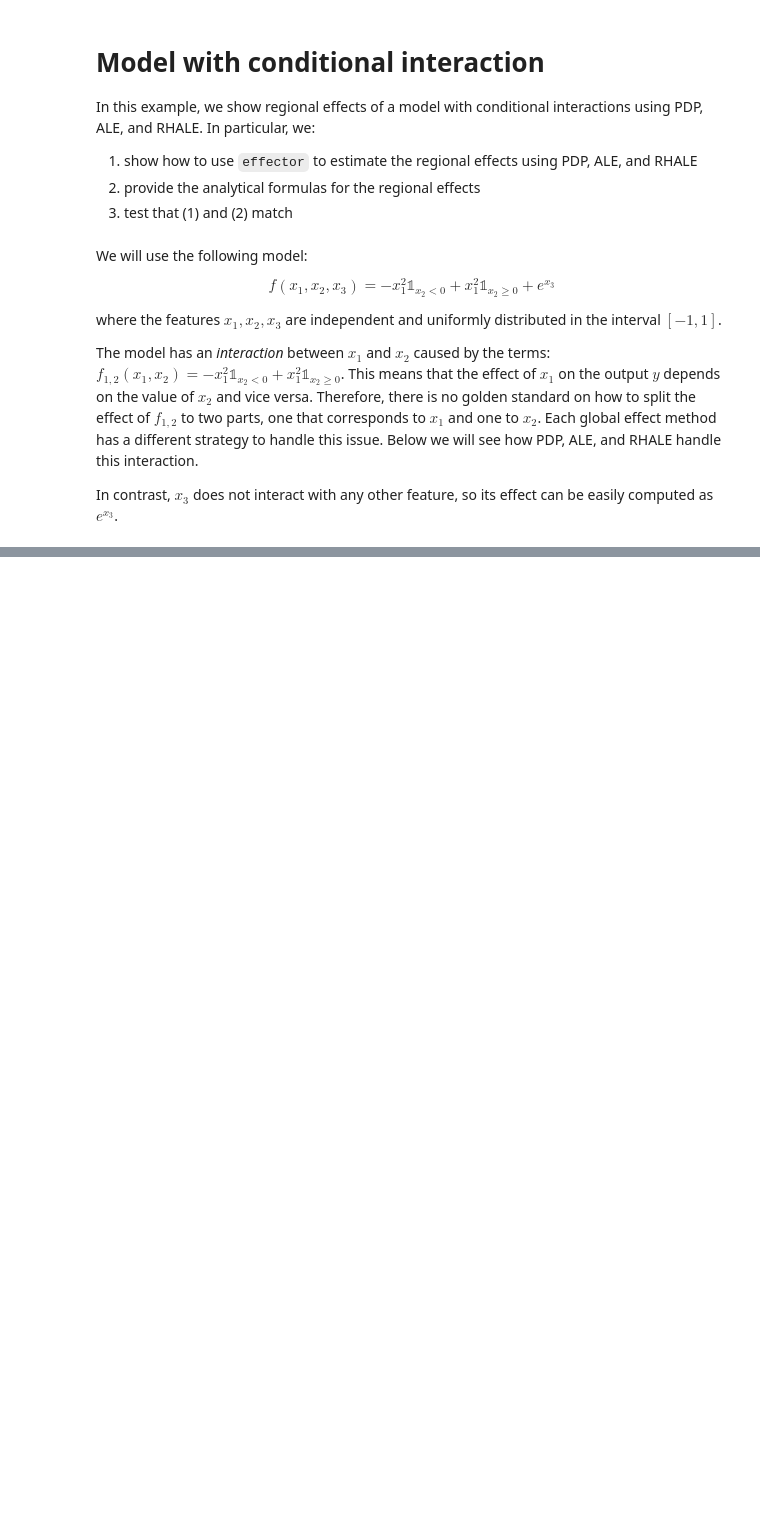
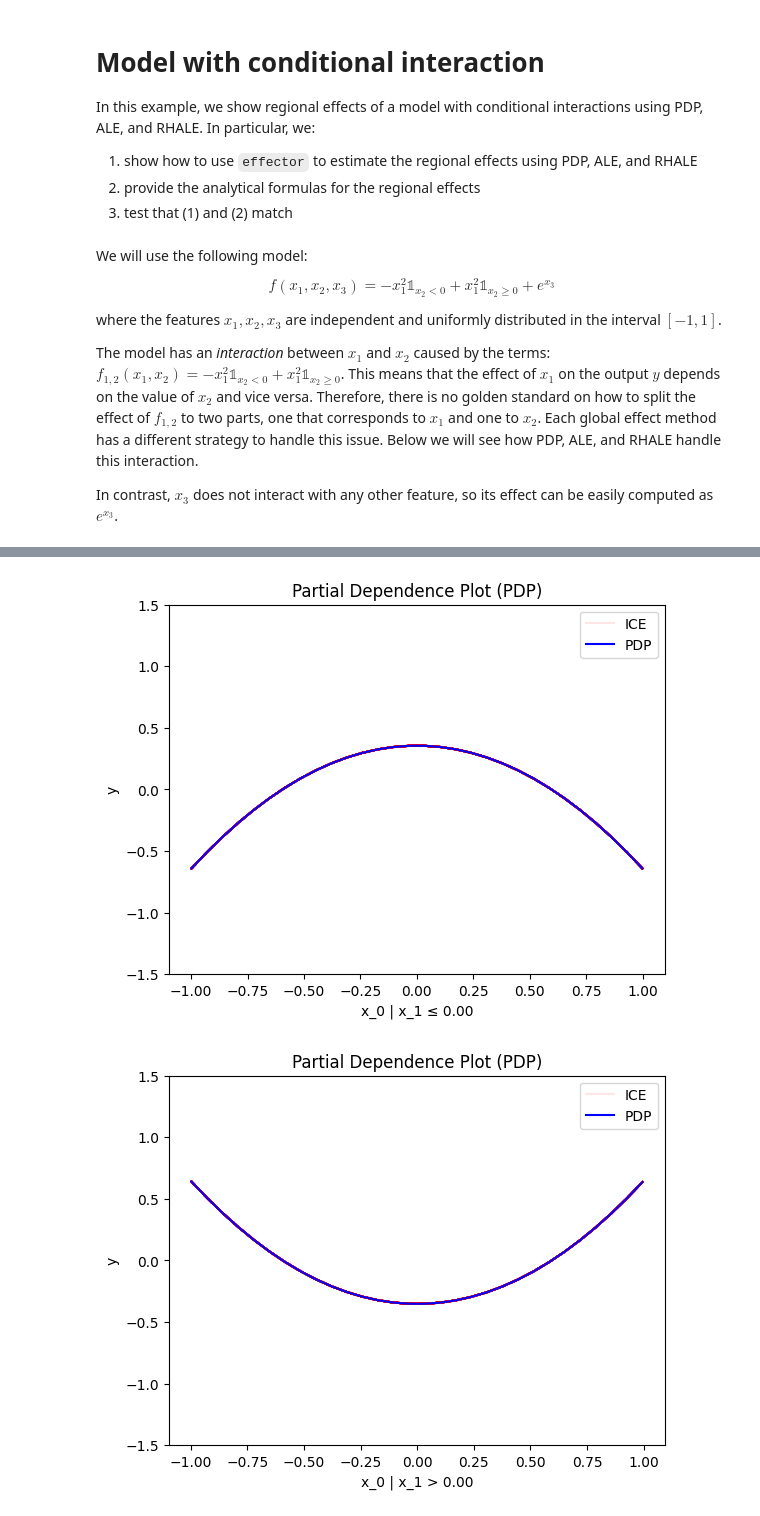
Before and after one commit to givasile/effector, a Jupyter notebook: notebooks/synthetic-examples/05_conditional_interaction_independent_uniform_regional.ipynb, the cells around one changed output, grey strips where cells are left out. Drawn from its saved outputs; the diff is of its cells as text; code cells hidden in the pictures; blank space fills up the shorter version.

Commit message:
notebooks: write 05_regional fully — F2's twin, asserts from effector.benchmarks

```diff
--- a/notebooks/synthetic-examples/05_conditional_interaction_independent_uniform_regional.ipynb
+++ b/notebooks/synthetic-examples/05_conditional_interaction_independent_uniform_regional.ipynb
@@ -25,3 +25,14 @@ Each global effect method has a different strategy to handle this issue.
 Below we will see how PDP, ALE, and RHALE handle this interaction.
 
 In contrast, $x_3$ does not interact with any other feature, so its effect can be easily computed as $e^{x_3}$.
+# %%
+import numpy as np
+import matplotlib.pyplot as plt
+import effector
+
+np.random.seed(21)
+
+bench = effector.benchmarks.ConditionalInteractionUniform()
+model = bench.model
+dataset = bench.dataset
+x = bench.generate_data(1_000)
@@ -27,0 +65,4 @@ In contrast, $x_3$ does not interact with any other feature, so its effect can b
+# %%
+r_pdp = effector.RegionalPDP(x, model.predict, axis_limits=dataset.axis_limits)
+r_pdp.fit(0)
+r_pdp.summary(0)
@@ -27,0 +82,6 @@ In contrast, $x_3$ does not interact with any other feature, so its effect can b
+# %%
+for node_idx in [1, 2]:
+    r_pdp.plot(feature=0, node_idx=node_idx, heterogeneity="ice", centering=True, y_limits=[-1.5, 1.5])
+# %% [output]
+[figure, added]
+[figure, added]
```
Also changed, not shown: parts of 16 cells of this notebook.
